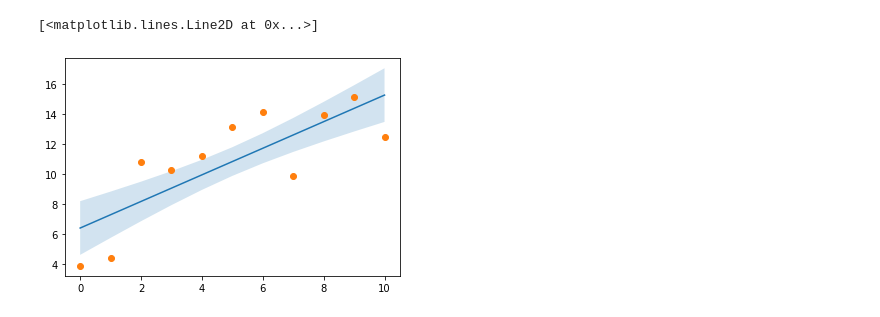
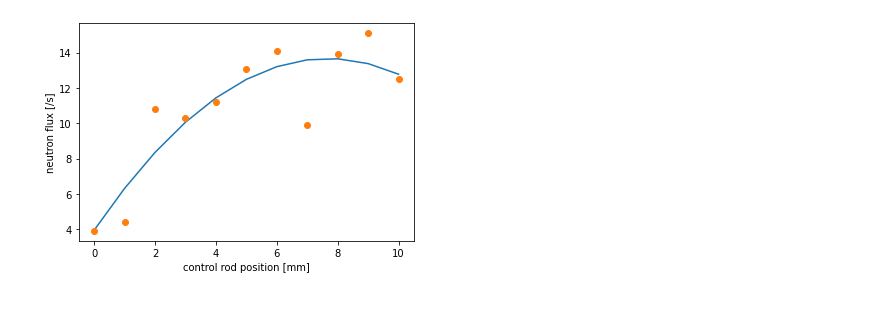
Before and after one commit to phys3112/intro, a Jupyter notebook: lab-template.ipynb, the cells around one changed output. Drawn from its saved outputs; the diff is of its cells as text; code cells hidden in the pictures.

```diff
--- a/lab-template.ipynb
+++ b/lab-template.ipynb
@@ -57,23 +86,24 @@ The main advantage of using Jupyter Notebook over LaTeX is that you can interspe
 # %%
+# An example of fitting a polynomial model to your data.
+
 import numpy as np
+from numpy.polynomial import Polynomial
 import matplotlib.pyplot as plt
 
-# This example is from the matplotlib gallery.
+# Here are 11 experimental data points.
 
-N = 21
 x = np.linspace(0, 10, 11)
-y = [3.9, 4.4, 10.8, 10.3, 11.2, 13.1, 14.1,  9.9, 13.9, 15.1, 12.5]
+y = [3.9, 4.4, 10.8, 10.3, 11.2, 13.1, 14.1, 9.9, 13.9, 15.1, 12.5]
 
-# fit a linear curve an estimate its y-values and their error.
-a, b = np.polyfit(x, y, deg=1)
-y_est = a * x + b
-y_err = x.std() * np.sqrt(1/len(x) +
-                          (x - x.mean())**2 / np.sum((x - x.mean())**2))
+# Fit a polynomial to the data and plot the data and the fit.
 
-fig, ax = plt.subplots()
-ax.plot(x, y_est, '-')
-ax.fill_between(x, y_est - y_err, y_est + y_err, alpha=0.2)
-ax.plot(x, y, 'o', color='tab:orange')
+a, b, c = (Polynomial.fit(x, y, deg=2)).convert().coef
+y_fit = a + b * x + c * x**2
+
+plt.plot(x, y_fit, '-')
+plt.plot(x, y, 'o', color='tab:orange')
+plt.xlabel("control rod position [mm]")
+plt.ylabel("neutron flux [/s]")
+plt.show()
 # %% [output]
-[<matplotlib.lines.Line2D at 0x...>]
-[figure, old version]
+[figure, new version]
```
Also changed, not shown: parts of 7 cells of this notebook.
